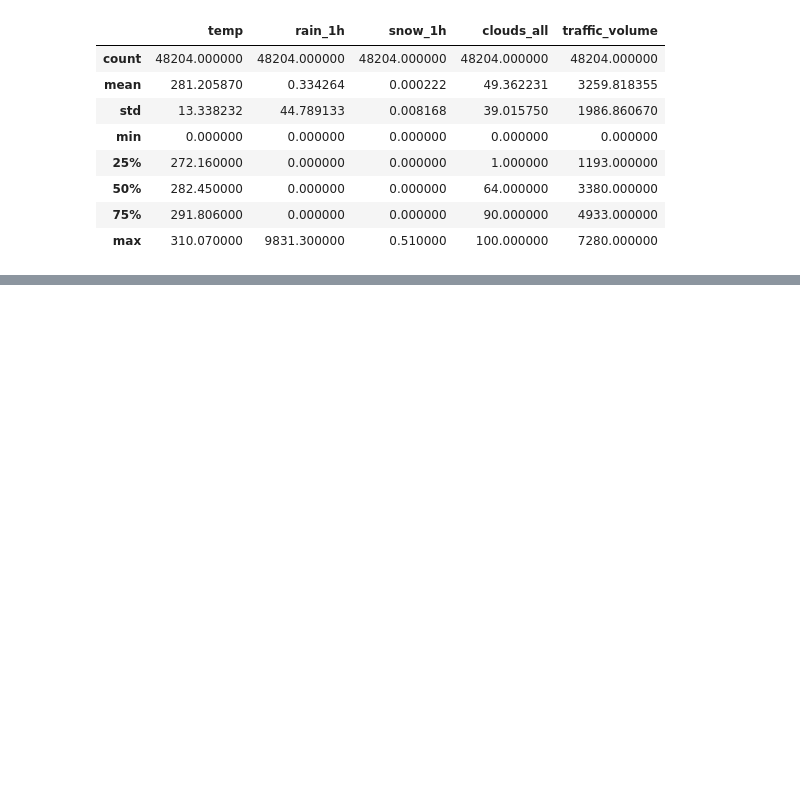
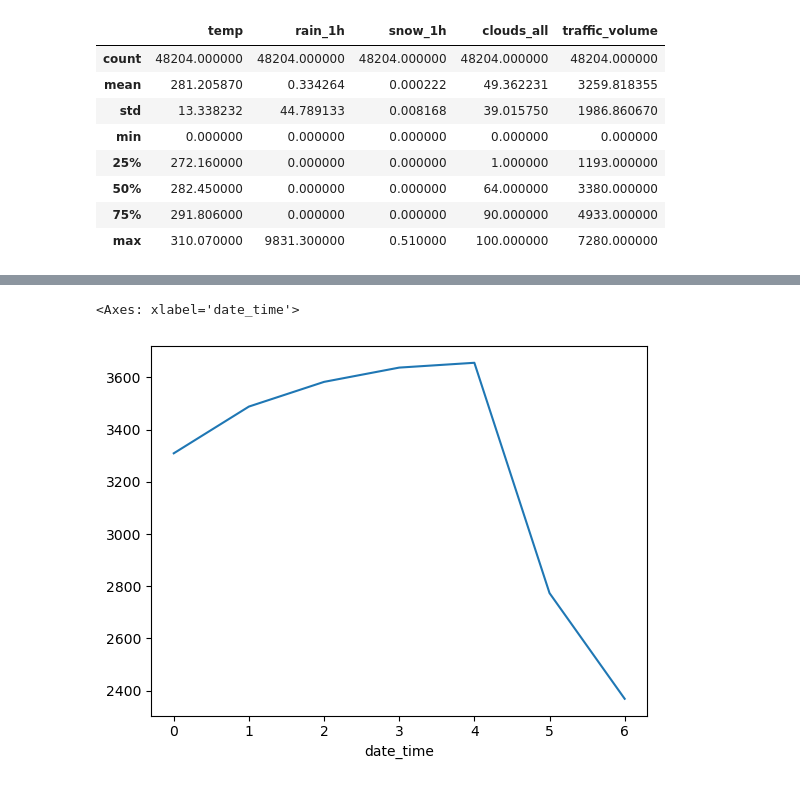
Before and after one commit to ajwilson79/traffic_volume_analysis, a Jupyter notebook: traffic_analysis.ipynb, the cells around one changed output, grey strips where cells are left out. Drawn from its saved outputs; the diff is of its cells as text; code cells hidden in the pictures; blank space fills up the shorter version.

```diff
--- a/traffic_analysis.ipynb
+++ b/traffic_analysis.ipynb
@@ -61,0 +120,5 @@ Traffic_Volume_df.head()
+# %%
+Traffic_Volume_df['traffic_volume'].groupby(Traffic_Volume_df.index.dayofweek).mean().plot()
+# %% [output]
+<Axes: xlabel='date_time'>
+[figure, added]
```
Also changed, not shown: parts of 13 cells of this notebook.
